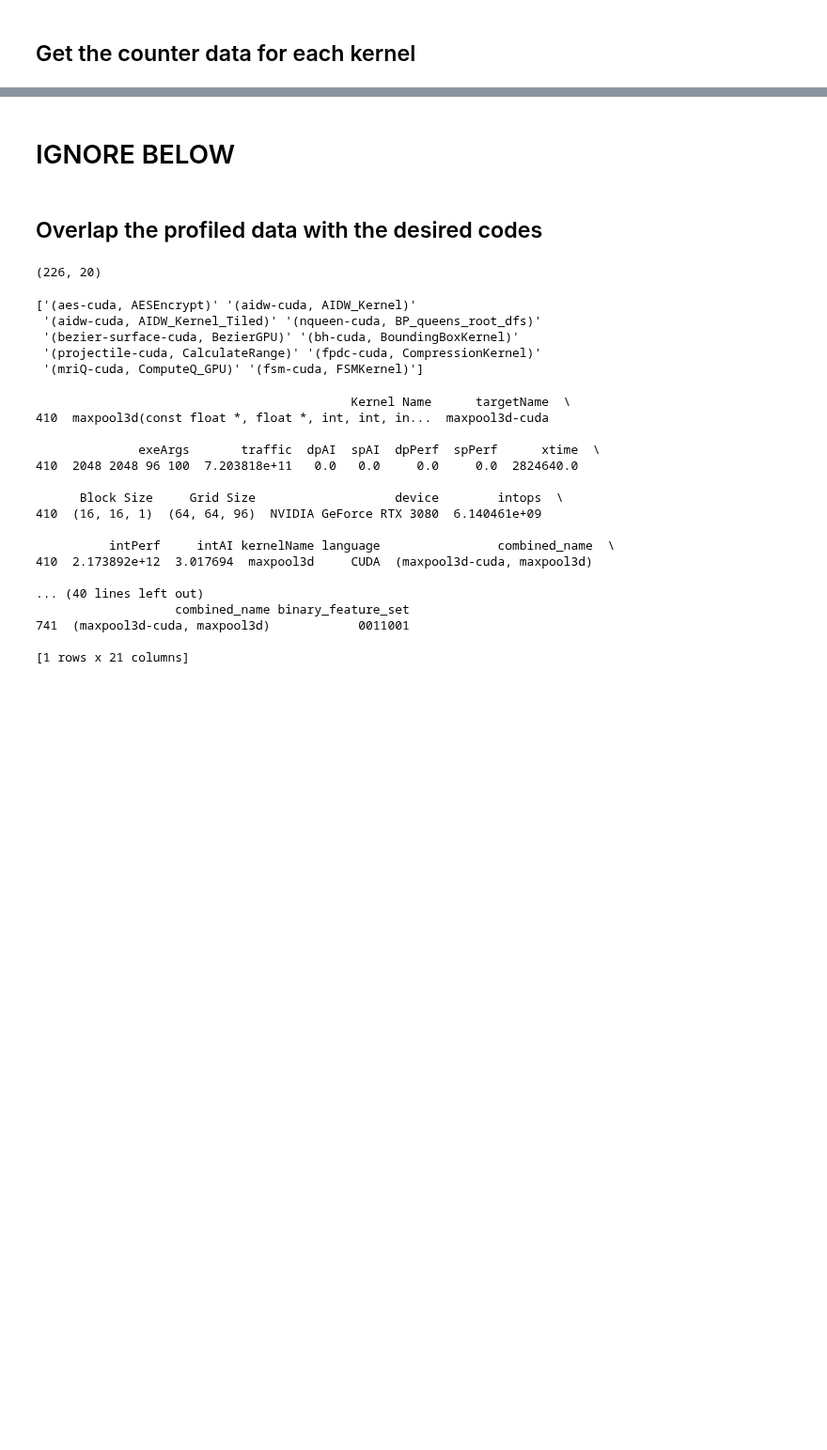
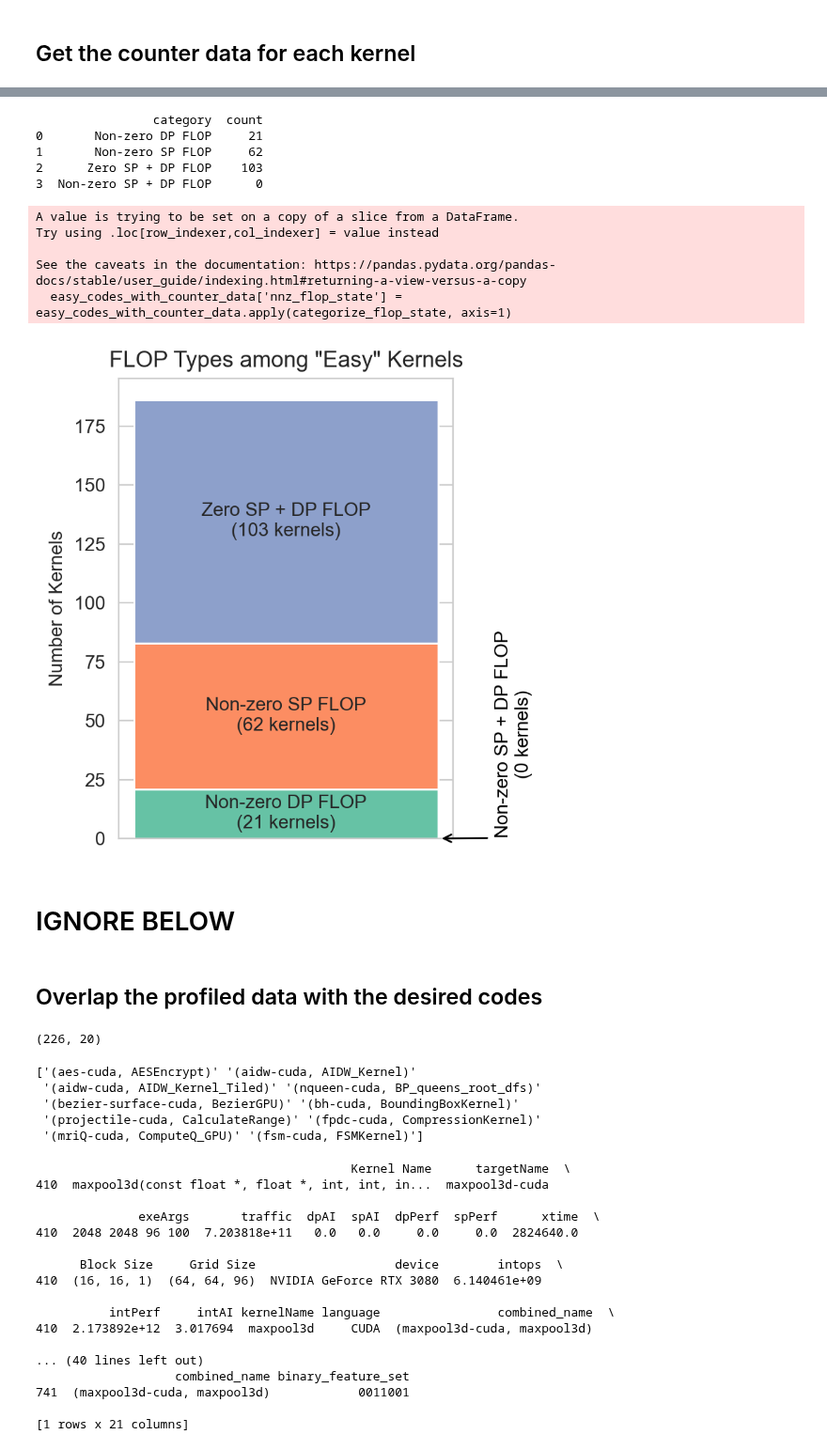
Before and after one commit to Scientific-Computing-Lab/gpuFLOPBench, a Jupyter notebook: qdecomp-langgraph-studio/kernel-survey/dataset-gen/manual-classification/create_dataset_to_query.ipynb, the cells around one changed output, grey strips where cells are left out. Shown at 94% size. Saved outputs shown, nothing was run; the diff lists cells and outputs as text; code cells hidden in the pictures; blank space fills up the shorter version.

```diff
--- a/qdecomp-langgraph-studio/kernel-survey/dataset-gen/manual-classification/create_dataset_to_query.ipynb
+++ b/qdecomp-langgraph-studio/kernel-survey/dataset-gen/manual-classification/create_dataset_to_query.ipynb
@@ -531,3 +575,74 @@ opticalFlow-cuda
+# %%
+# Categorize flop presence (ensure column exists)
+def categorize_flop_state(row):
+    if row['SP_FLOP'] == 0 and row['DP_FLOP'] == 0:
+        return 'Zero SP + DP FLOP'
+    elif row['SP_FLOP'] != 0 and row['DP_FLOP'] != 0:
+        return 'Non-zero SP + DP FLOP'
+    elif row['SP_FLOP'] != 0:
+        return 'Non-zero SP FLOP'
+    elif row['DP_FLOP'] != 0:
+        return 'Non-zero DP FLOP'
+    else:
+        return 'Unknown'
+
+# (re)compute the column in case the notebook was re-run out of order
+easy_codes_with_counter_data['nnz_flop_state'] = easy_codes_with_counter_data.apply(categorize_flop_state, axis=1)
+
+# We care about three non-zero categories: both, SP-only, DP-only
+grouped = easy_codes_with_counter_data.groupby(['nnz_flop_state']).count()
+categories = grouped.index.tolist() + ['Non-zero SP + DP FLOP']
+counts = grouped.iloc[:,0].tolist() + [0]
+
+# Quick summary table (optional helpful print)
+summary_df = pd.DataFrame({'category': categories, 'count': counts})
+print(summary_df)
+
+# Create a seaborn-styled stacked bar (matplotlib bar with seaborn style)
+plt.figure(figsize=(4, 4), dpi=200)
+import seaborn as sns
+sns.set_style('whitegrid')
+
+bottom = 0
+colors = sns.color_palette('Set2', n_colors=4)
+for val, cat, c in zip(counts, categories, colors):
+
+    if val == 0:
+        # make an arrow pointing to the zero segment
+        # make the arrow start at the left edge of the text
+        plt.annotate(f'{cat}\n({str(val)} kernels)', xy=(0.4, 0), xytext=(0.6, 0.2),
+                     arrowprops=dict(facecolor='black', color='black', arrowstyle='->', relpos=(0,0)),
+                     ha='center', va='bottom', fontsize=10, color='black', rotation=90)
+        continue
+    plt.bar(0, val, bottom=bottom, color=c, label=f"{cat} ({val})")
+    # annotate each stacked segment in the middle
+    #if val > 0:
+    #    plt.text(0, bottom + val / 4, str(val), ha='center', va='center', fontsize=10, color='black')
+    bottom += val
+
+    # annotate the category name within each bar segment
+    plt.text(0, bottom - val / 2, f'{cat}\n({str(val)} kernels)', ha='center', va='center', fontsize=10)
+
+plt.xticks([])  # hide x ticks since it's a single combined bar
+plt.ylabel('Number of Kernels')
+plt.title('FLOP Types among "Easy" Kernels')
+
+# draw the legend outside the plot area on the right
+#plt.legend(title='FLOP Category', bbox_to_anchor=(1.05, 0.5), loc='upper left')
+plt.tight_layout()
+plt.show()
+# %% [output]
+                category  count
+0       Non-zero DP FLOP     21
+1       Non-zero SP FLOP     62
+2      Zero SP + DP FLOP    103
+3  Non-zero SP + DP FLOP      0
+A value is trying to be set on a copy of a slice from a DataFrame.
+Try using .loc[row_indexer,col_indexer] = value instead
+
+See the caveats in the documentation: https://pandas.pydata.org/pandas-docs/stable/user_guide/indexing.html#returning-a-view-versus-a-copy
+  easy_codes_with_counter_data['nnz_flop_state'] = easy_codes_with_counter_data.apply(categorize_flop_state, axis=1)
+[figure, added]
 # %% [markdown]
 # IGNORE BELOW
 # %% [markdown]
```
Also changed, not shown: parts of 6 cells of this notebook, 4 other files.
